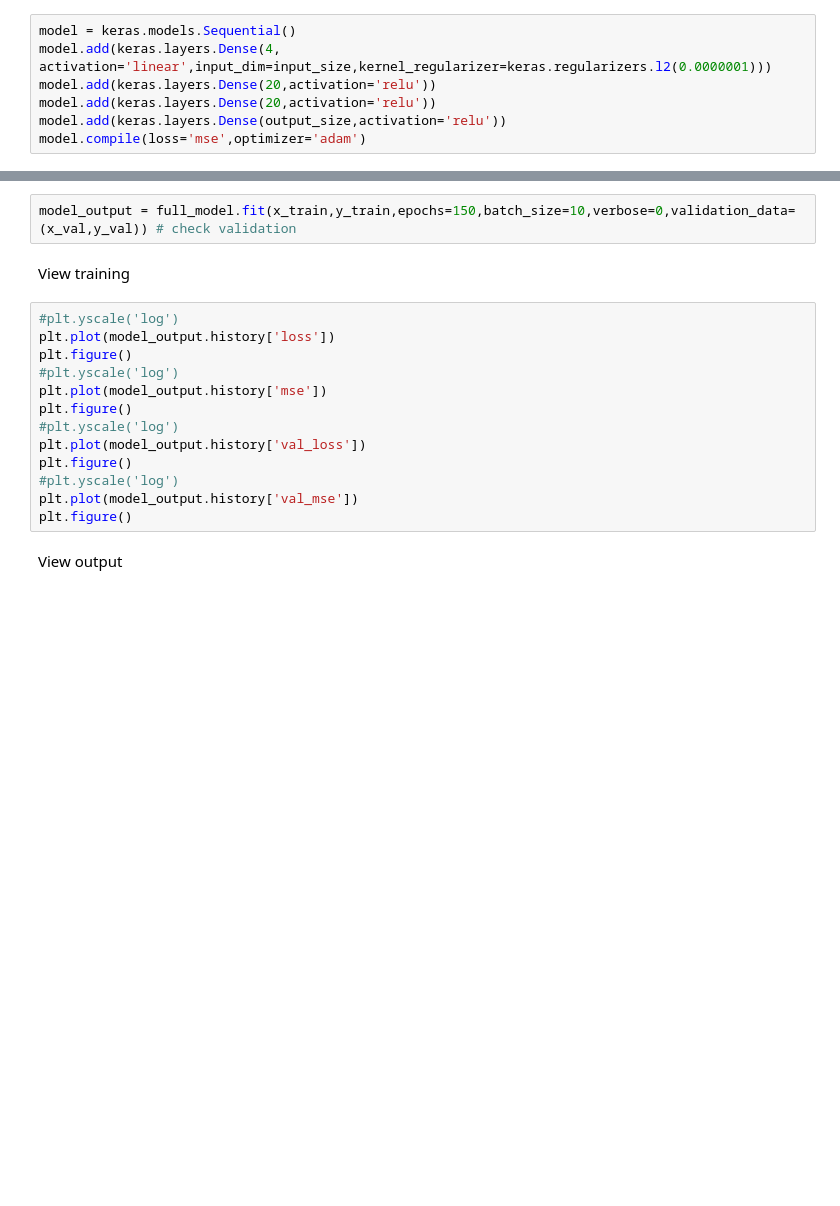
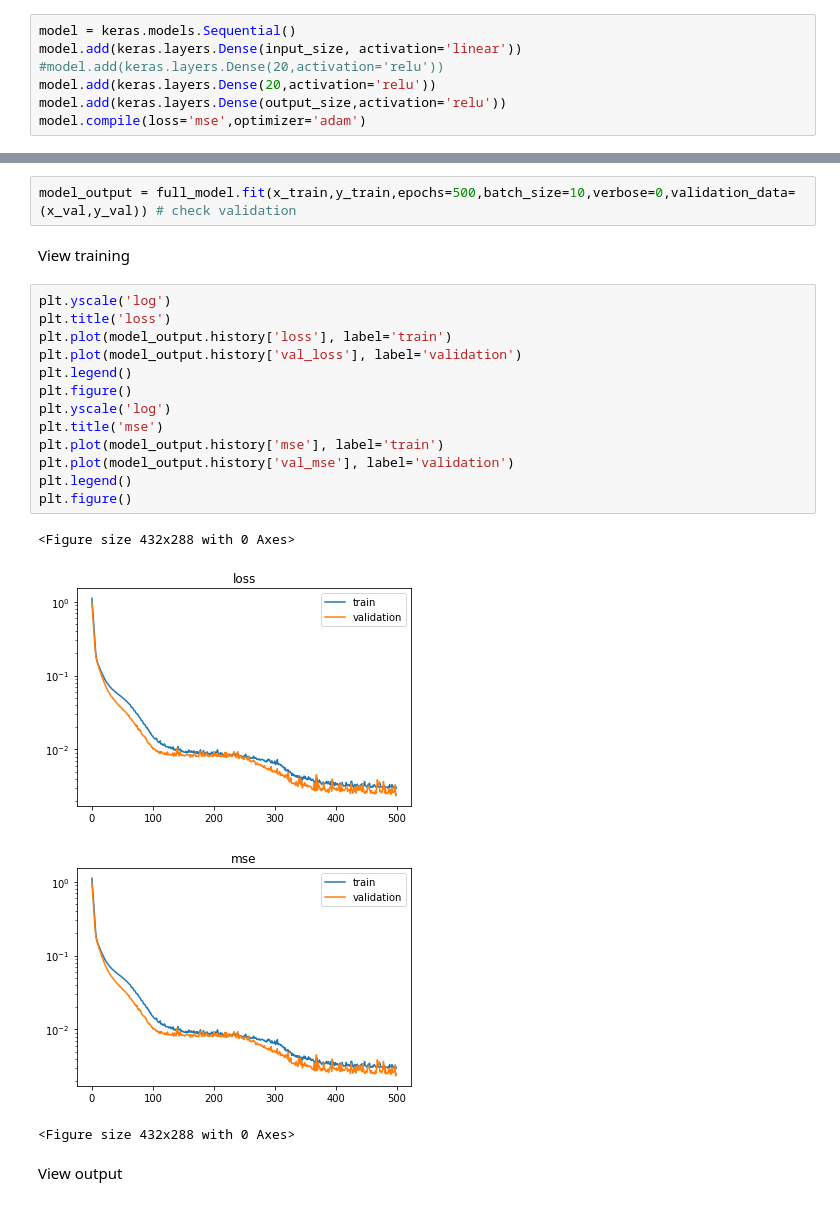
Before and after one commit to gglaubit/amr_capstone, a Jupyter notebook: processing/train_network.ipynb, the cells around one changed output, grey strips where cells are left out. Drawn from its saved outputs; the diff is of its cells as text; blank space fills up the shorter version.

```diff
--- a/processing/train_network.ipynb
+++ b/processing/train_network.ipynb
@@ -50,8 +50,8 @@ def asymmetric_mse(y_true, y_pred):
 Base model
 # %%
 model = keras.models.Sequential()
-model.add(keras.layers.Dense(4, activation='linear',input_dim=input_size,kernel_regularizer=keras.regularizers.l2(0.0000001)))
-model.add(keras.layers.Dense(20,activation='relu'))
+model.add(keras.layers.Dense(input_size, activation='linear'))
+#model.add(keras.layers.Dense(20,activation='relu'))
 model.add(keras.layers.Dense(20,activation='relu'))
 model.add(keras.layers.Dense(output_size,activation='relu'))
 model.compile(loss='mse',optimizer='adam')
@@ -71,22 +71,27 @@ x_train, x_val, y_train, y_val = train_test_split(x, y, test_size=0.33, shuffle=
 # %% [markdown]
 Train model
 # %%
-model_output = full_model.fit(x_train,y_train,epochs=150,batch_size=10,verbose=0,validation_data=(x_val,y_val)) # check validation
+model_output = full_model.fit(x_train,y_train,epochs=500,batch_size=10,verbose=0,validation_data=(x_val,y_val)) # check validation
 # %% [markdown]
 View training
 # %%
-#plt.yscale('log')
-plt.plot(model_output.history['loss'])
+plt.yscale('log')
+plt.title('loss')
+plt.plot(model_output.history['loss'], label='train')
+plt.plot(model_output.history['val_loss'], label='validation')
+plt.legend()
 plt.figure()
-#plt.yscale('log')
-plt.plot(model_output.history['mse'])
+plt.yscale('log')
+plt.title('mse')
+plt.plot(model_output.history['mse'], label='train')
+plt.plot(model_output.history['val_mse'], label='validation')
+plt.legend()
 plt.figure()
-#plt.yscale('log')
-plt.plot(model_output.history['val_loss'])
-plt.figure()
-#plt.yscale('log')
-plt.plot(model_output.history['val_mse'])
-plt.figure()
+# %% [output]
+<Figure size 432x288 with 0 Axes>
+[figure, added]
+[figure, added]
+<Figure size 432x288 with 0 Axes>
 # %% [markdown]
 View output
 # %%
```
Also changed, not shown: parts of 3 cells of this notebook, 1 other file.
